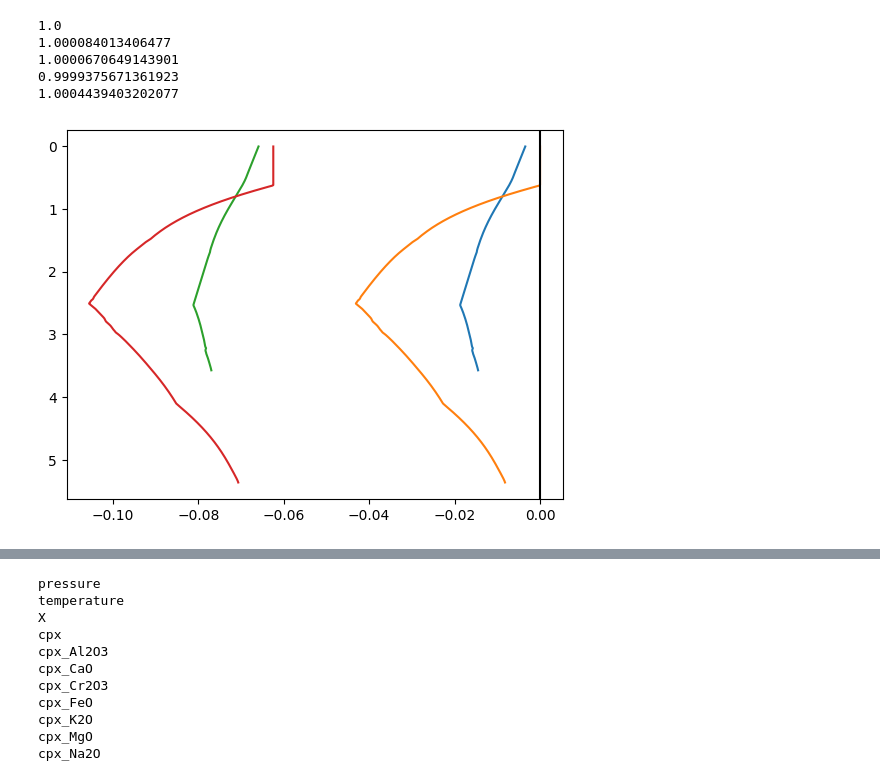
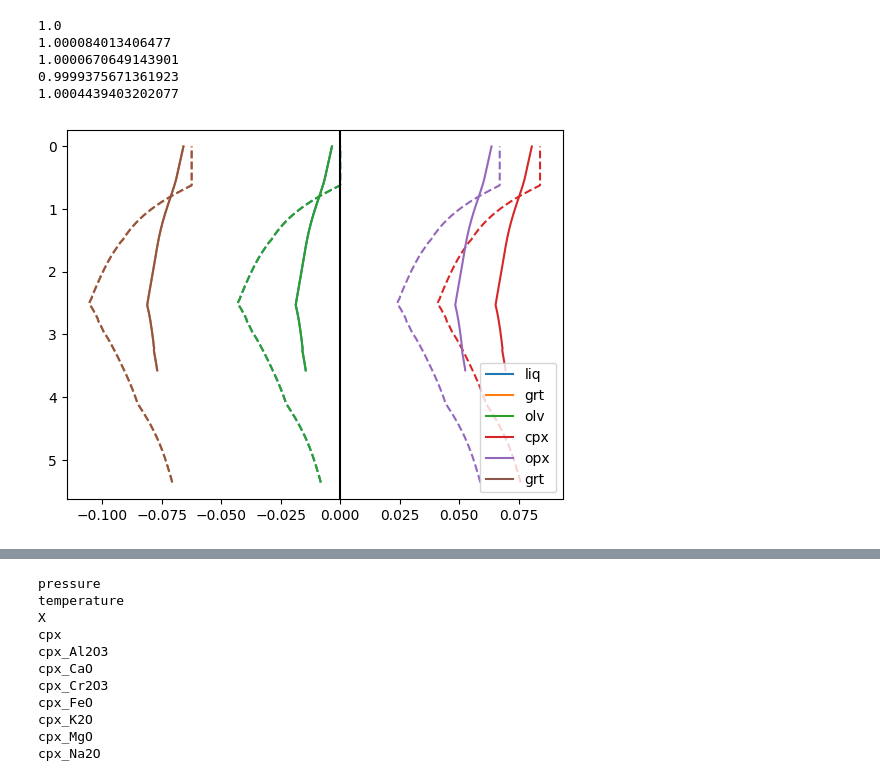
Before and after one commit to simonwmatthews/pyMelt, a Jupyter notebook: dev/stableisotopeengine.ipynb, the cells around one changed output, grey strips where cells are left out. Saved outputs shown, nothing was run; the diff lists cells and outputs as text; code cells hidden in the pictures.

```diff
--- a/dev/stableisotopeengine.ipynb
+++ b/dev/stableisotopeengine.ipynb
@@ -244,14 +363,19 @@ column.calculateStableIsotopes('MgO', fractionationFactors, 'd26Mg',
 # %%
 f, a = plt.subplots()
 
-for ph in ['liq', 'grt']:# 'olv', 'cpx', 'opx', 'grt']:
-    a.plot(column.composition['lz'][ph + '_d26Mg'], column.composition['lz']['P'])
-    a.plot(column.composition['px'][ph + '_d26Mg'], column.composition['px']['P'])
+phases = ['liq', 'grt', 'olv', 'cpx', 'opx', 'grt']
+
+for i in range(len(phases)):
+    ph = phases[i]
+    a.plot(column.composition['lz'][ph + '_d26Mg'], column.composition['lz']['P'], c='C'+str(i), label=ph)
+    a.plot(column.composition['px'][ph + '_d26Mg'], column.composition['px']['P'], c='C'+str(i), ls='--')
 
 a.invert_yaxis()
+
+a.legend()
 
 a.axvline(0, c='k')
 
 plt.show()
 # %% [output]
-[figure, old version]
+[figure, new version]
```
Also changed, not shown: parts of 8 cells of this notebook.
